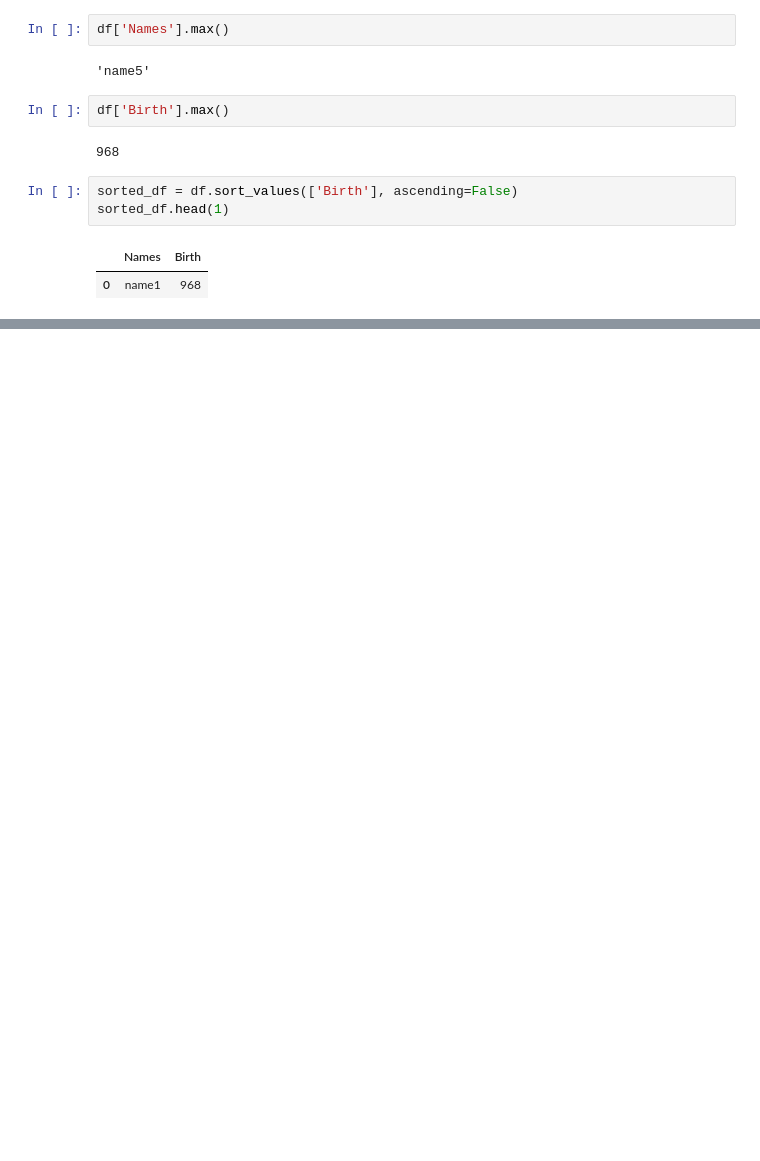
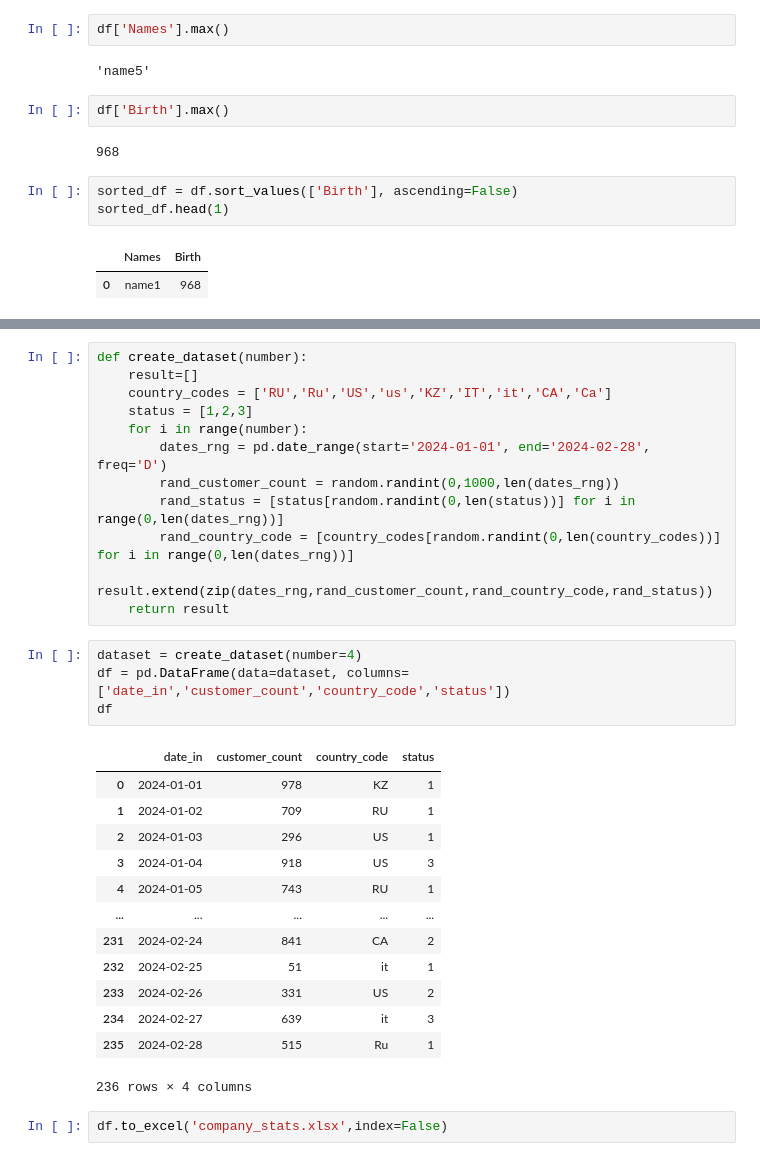
Before and after one commit to demoin333/Bdata, a Jupyter notebook: Day4.ipynb, the cells around one changed output, grey strips where cells are left out. Drawn from its saved outputs; the diff is of its cells as text; blank space fills up the shorter version.

```diff
--- a/Day4.ipynb
+++ b/Day4.ipynb
@@ -63,0 +235,32 @@ max_name = df['Names'][filter].values
+# %%
+def create_dataset(number):
+    result=[]
+    country_codes = ['RU','Ru','US','us','KZ','IT','it','CA','Ca']
+    status = [1,2,3]
+    for i in range(number):
+        dates_rng = pd.date_range(start='2024-01-01', end='2024-02-28', freq='D')
+        rand_customer_count = random.randint(0,1000,len(dates_rng))
+        rand_status = [status[random.randint(0,len(status))] for i in range(0,len(dates_rng))]
+        rand_country_code = [country_codes[random.randint(0,len(country_codes))] for i in range(0,len(dates_rng))]
+        result.extend(zip(dates_rng,rand_customer_count,rand_country_code,rand_status))
+    return result
+# %%
+dataset = create_dataset(number=4)
+df = pd.DataFrame(data=dataset, columns=['date_in','customer_count','country_code','status'])
+df
+# %% [output]
+|  | date_in | customer_count | country_code | status |
+| 0 | 2024-01-01 | 978 | KZ | 1 |
+| 1 | 2024-01-02 | 709 | RU | 1 |
+| 2 | 2024-01-03 | 296 | US | 1 |
+| 3 | 2024-01-04 | 918 | US | 3 |
+| 4 | 2024-01-05 | 743 | RU | 1 |
+| ... | ... | ... | ... | ... |
+| 231 | 2024-02-24 | 841 | CA | 2 |
+| 232 | 2024-02-25 | 51 | it | 1 |
+| 233 | 2024-02-26 | 331 | US | 2 |
+| 234 | 2024-02-27 | 639 | it | 3 |
+| 235 | 2024-02-28 | 515 | Ru | 1 |
+236 rows × 4 columns
+# %%
+df.to_excel('company_stats.xlsx',index=False)
```
Also changed, not shown: parts of 27 cells of this notebook.
